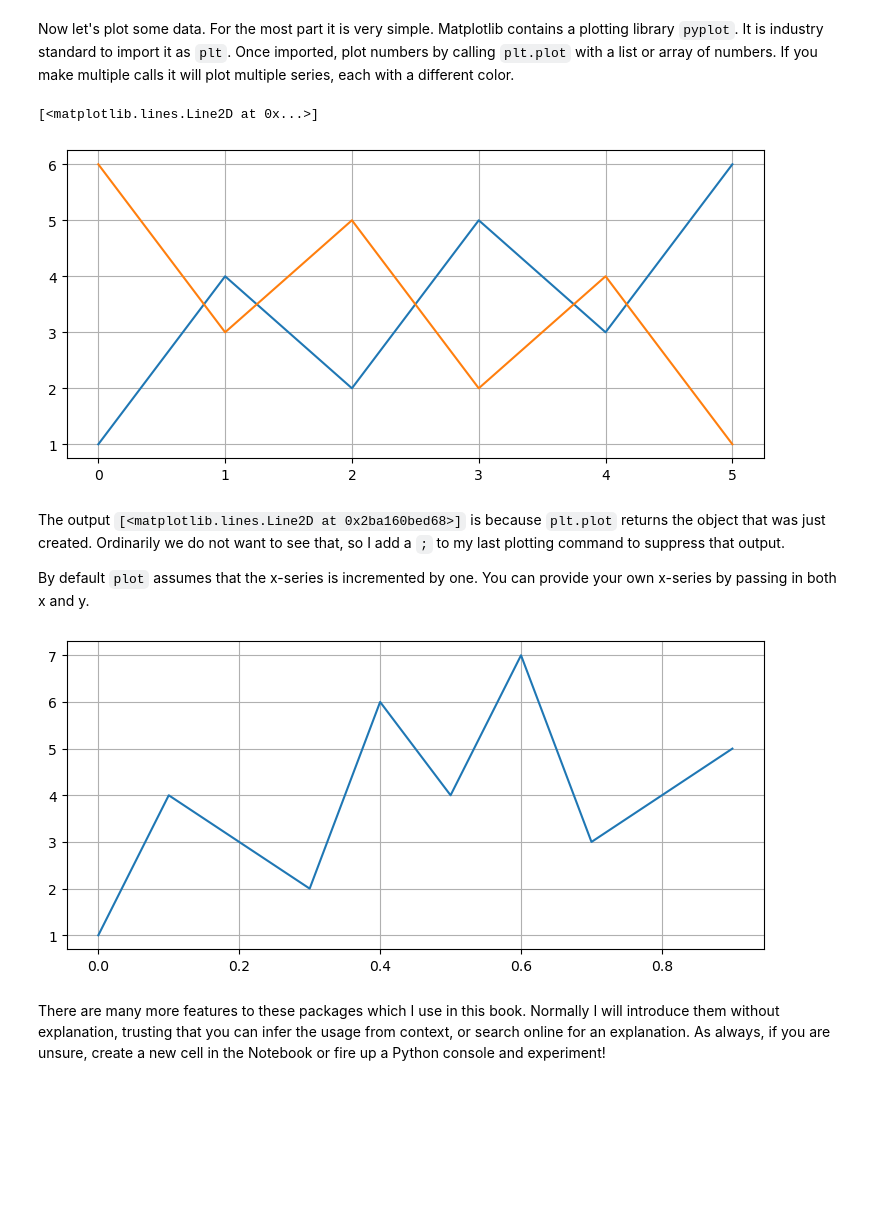
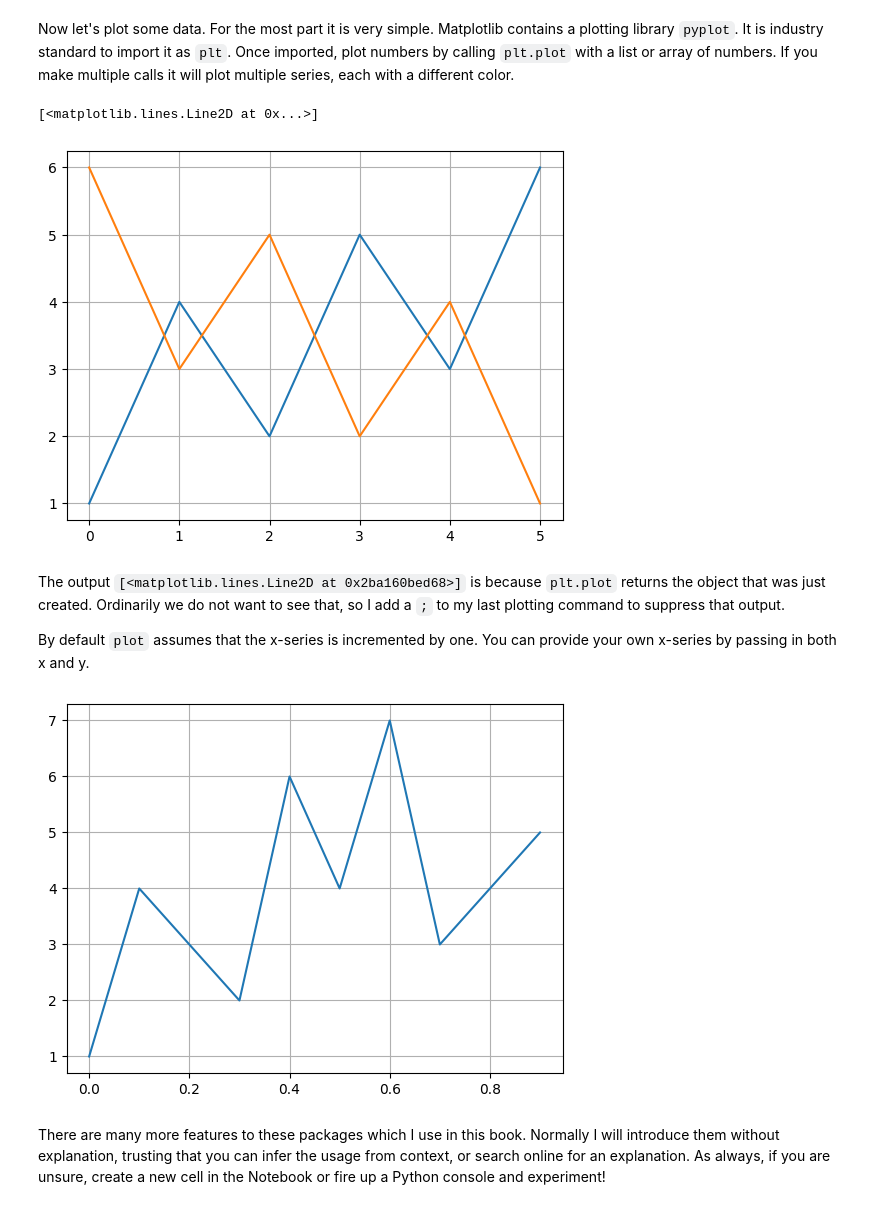
Before and after one commit to YaoXiao-CS/-Python-, a Jupyter notebook: 00-Preface.ipynb, the cells around one changed output. Cells and saved outputs as stored; diff of their text form; code cells hidden in the pictures; blank space fills up the shorter version.

```diff
--- a/00-Preface.ipynb
+++ b/00-Preface.ipynb
@@ -8,5 +10,5 @@
 %matplotlib inline
 # %%
 #format the book.
-import book_format
-book_format.set_style()
+# import book_format
+# book_format.set_style()
@@ -292,19 +328,22 @@ Now let's plot some data. For the most part it is very simple. Matplotlib contai
 # %%
 import matplotlib.pyplot as plt
 a = np.array([6, 3, 5, 2, 4, 1])
 plt.plot([1, 4, 2, 5, 3, 6])
+plt.grid()
 plt.plot(a)
 # %% [output]
 [<matplotlib.lines.Line2D at 0x...>]
-[figure, old version]
+[figure, new version]
 # %% [markdown]
 The output `[<matplotlib.lines.Line2D at 0x2ba160bed68>]` is because `plt.plot` returns the object that was just created. Ordinarily we do not want to see that, so I add a `;` to my last plotting command to suppress that output.
 
 By default `plot` assumes that the x-series is incremented by one. You can provide your own x-series by passing in both x and y.
 # %%
-plt.plot(np.arange(0,1, 0.1), [1,4,3,2,6,4,7,3,4,5]);
+plt.plot(np.arange(0,1, 0.1), [1,4,3,2,6,4,7,3,4,5])
+plt.grid()
+plt.show()
 # %% [output]
-[figure, old version]
+[figure, new version]
 # %% [markdown]
 There are many more features to these packages which I use in this book. Normally I will introduce them without explanation, trusting that you can infer the usage from context, or search online for an explanation. As always, if you are unsure, create a new cell in the Notebook or fire up a Python console and experiment!
 # %% [markdown]
```
Also changed, not shown: parts of 14 cells of this notebook.
